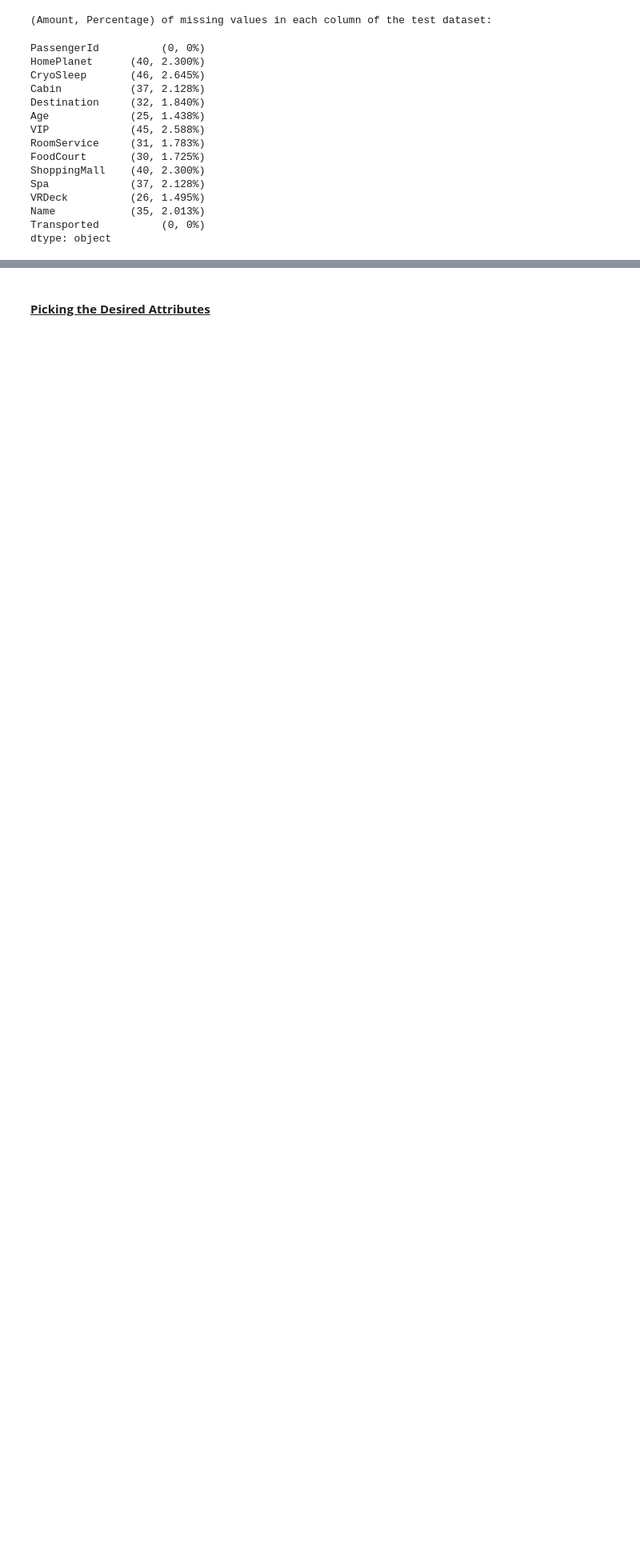
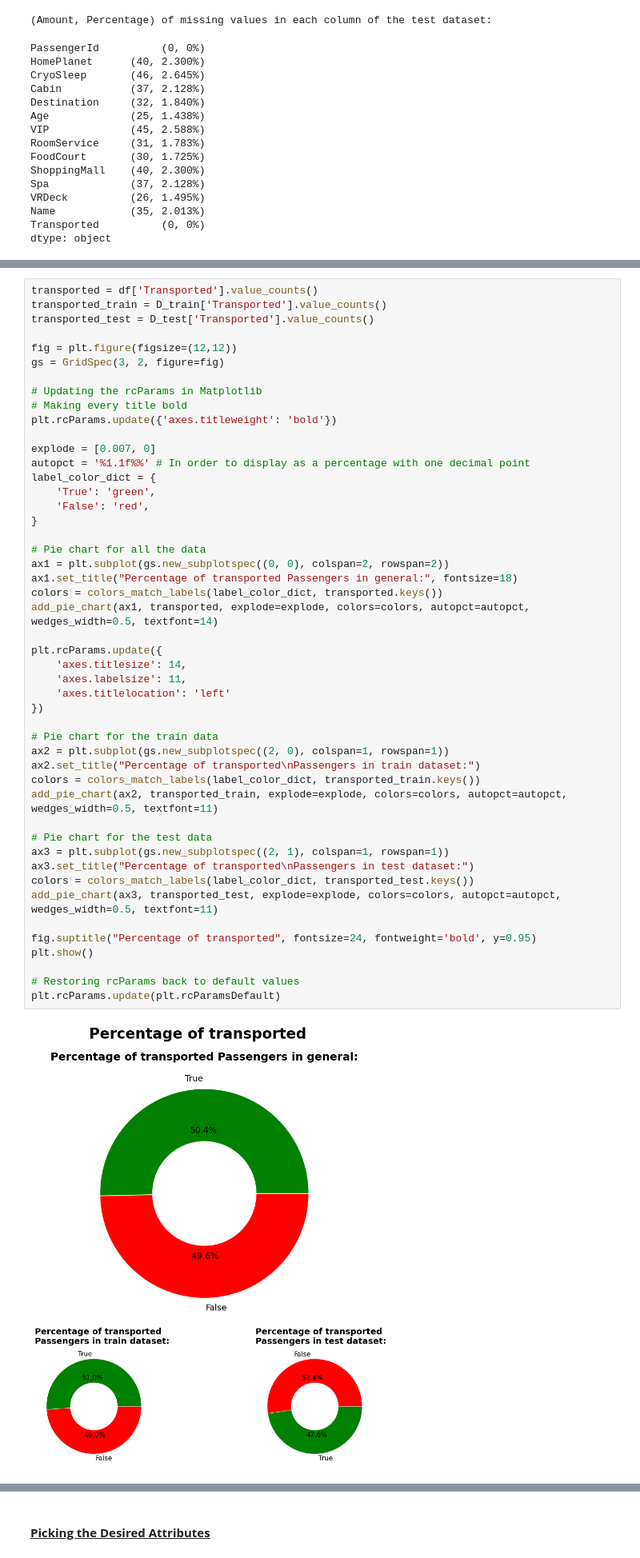
Before and after one commit to Ido-Studies/DSIP-Final-Project, a Jupyter notebook: src/Machine Learning/Machine_Learning_Part-DSIP_Concluding_Assignment.ipynb, the cells around one changed output, grey strips where cells are left out. Shown at 80% size. Saved outputs shown, nothing was run; the diff lists cells and outputs as text; blank space fills up the shorter version.

Commit message:
Added pie graphs for how many teleported.

```diff
--- a/src/Machine Learning/Machine_Learning_Part-DSIP_Concluding_Assignment.ipynb
+++ b/src/Machine Learning/Machine_Learning_Part-DSIP_Concluding_Assignment.ipynb
@@ -477,0 +528,50 @@ the relation between the attributes and the classification.
+# %%
+transported = df['Transported'].value_counts()
+transported_train = D_train['Transported'].value_counts()
+transported_test = D_test['Transported'].value_counts()
+
+fig = plt.figure(figsize=(12,12))
+gs = GridSpec(3, 2, figure=fig)
+
+# Updating the rcParams in Matplotlib
+# Making every title bold
+plt.rcParams.update({'axes.titleweight': 'bold'})
+
+explode = [0.007, 0]
+autopct = '%1.1f%%' # In order to display as a percentage with one decimal point
+label_color_dict = {
+    'True': 'green',
+    'False': 'red',
+}
+
+# Pie chart for all the data
+ax1 = plt.subplot(gs.new_subplotspec((0, 0), colspan=2, rowspan=2))
+ax1.set_title("Percentage of transported Passengers in general:", fontsize=18)
+colors = colors_match_labels(label_color_dict, transported.keys())
+add_pie_chart(ax1, transported, explode=explode, colors=colors, autopct=autopct, wedges_width=0.5, textfont=14)
+
+plt.rcParams.update({
+    'axes.titlesize': 14,
+    'axes.labelsize': 11,
+    'axes.titlelocation': 'left'
+})
+
+# Pie chart for the train data
+ax2 = plt.subplot(gs.new_subplotspec((2, 0), colspan=1, rowspan=1))
+ax2.set_title("Percentage of transported\nPassengers in train dataset:")
+colors = colors_match_labels(label_color_dict, transported_train.keys())
+add_pie_chart(ax2, transported_train, explode=explode, colors=colors, autopct=autopct, wedges_width=0.5, textfont=11)
+
+# Pie chart for the test data
+ax3 = plt.subplot(gs.new_subplotspec((2, 1), colspan=1, rowspan=1))
+ax3.set_title("Percentage of transported\nPassengers in test dataset:")
+colors = colors_match_labels(label_color_dict, transported_test.keys())
+add_pie_chart(ax3, transported_test, explode=explode, colors=colors, autopct=autopct, wedges_width=0.5, textfont=11)
+
+fig.suptitle("Percentage of transported", fontsize=24, fontweight='bold', y=0.95)
+plt.show()
+
+# Restoring rcParams back to default values
+plt.rcParams.update(plt.rcParamsDefault)
+# %% [output]
+[figure, added]
```
Also changed, not shown: parts of 18 cells of this notebook.
